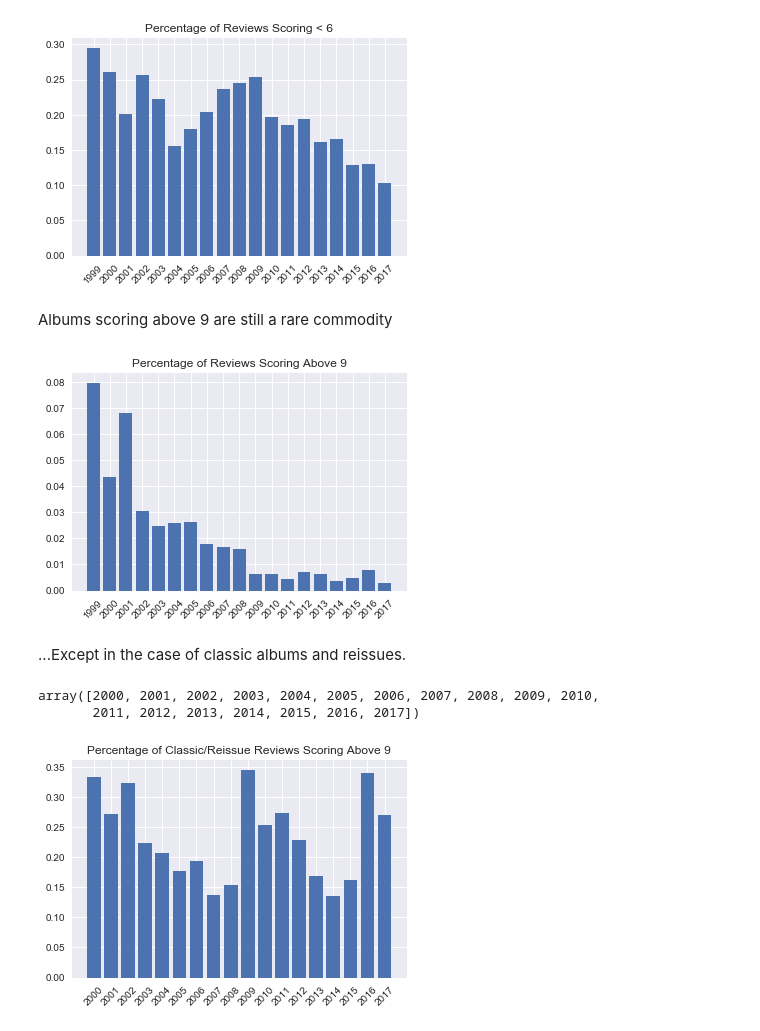
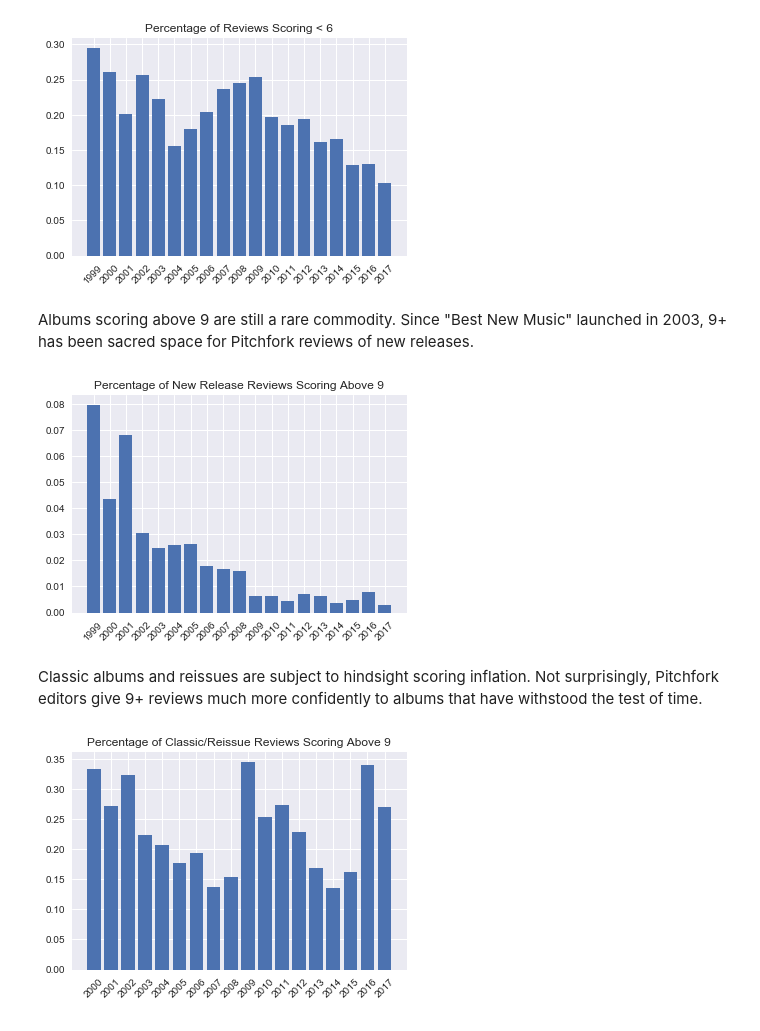
Before and after one commit to andrewjbashford/GalvanizeCapstone, a Jupyter notebook: EDA.ipynb, the cells around one changed output. Cells and saved outputs as stored; diff of their text form; code cells hidden in the pictures.

```diff
--- a/EDA.ipynb
+++ b/EDA.ipynb
@@ -263,20 +328,15 @@ plt.show()
 # %% [markdown]
-Albums scoring above 9 are still a rare commodity
+Albums scoring above 9 are still a rare commodity. Since "Best New Music" launched in 2003, 9+ has been sacred space for Pitchfork reviews of new releases.
 # %%
 plt.bar(years, more9)
 plt.xticks(years, range(1999, 2018),rotation =45)
-plt.title("Percentage of Reviews Scoring Above 9")
+plt.title("Percentage of New Release Reviews Scoring Above 9")
 
 plt.show()
 # %% [output]
-[figure, old version]
+[figure, new version]
-# %% [markdown]
-...Except in the case of classic albums and reissues.
-# %%
-years[1:19]
-# %% [output]
-array([2000, 2001, 2002, 2003, 2004, 2005, 2006, 2007, 2008, 2009, 2010,
-       2011, 2012, 2013, 2014, 2015, 2016, 2017])
+# %% [markdown]
+Classic albums and reissues are subject to hindsight scoring inflation. Not surprisingly, Pitchfork editors give 9+ reviews much more confidently to albums that have withstood the test of time.
 # %%
 plt.bar(years[1:19], reis_more9)
 plt.xticks(years[1:19], range(2000, 2018),rotation =45)
```
Also changed, not shown: parts of 55 cells of this notebook, 1 other file.
